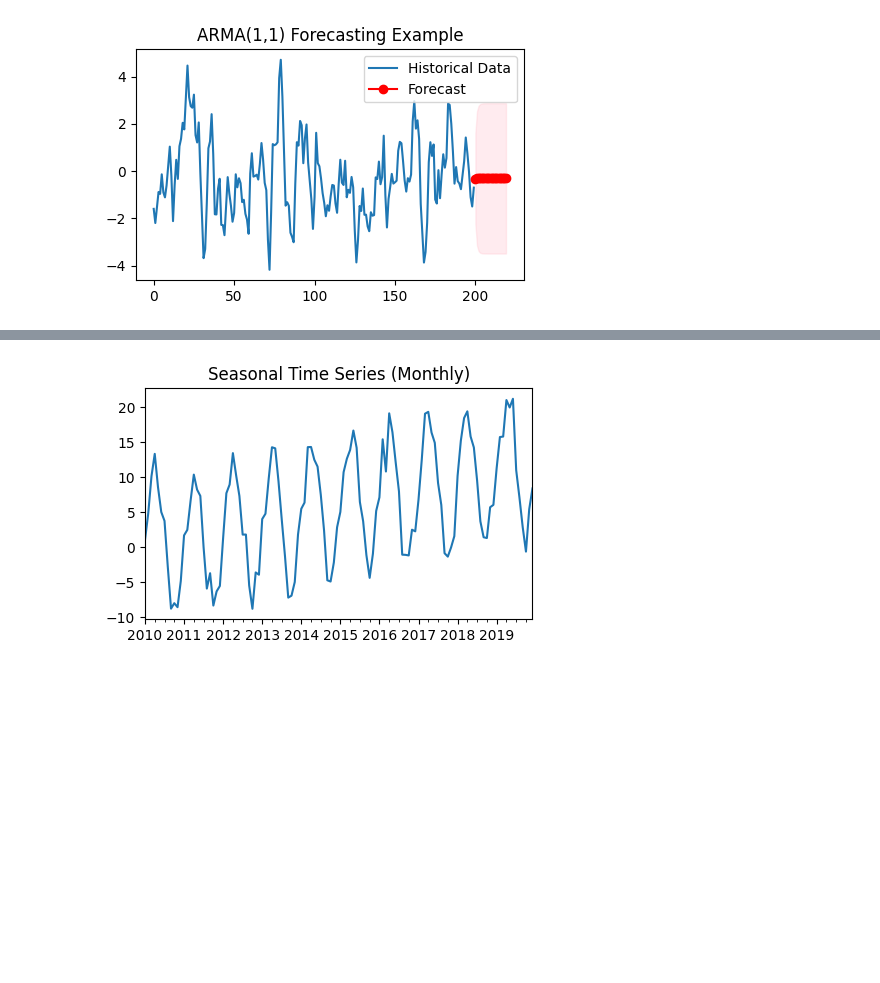
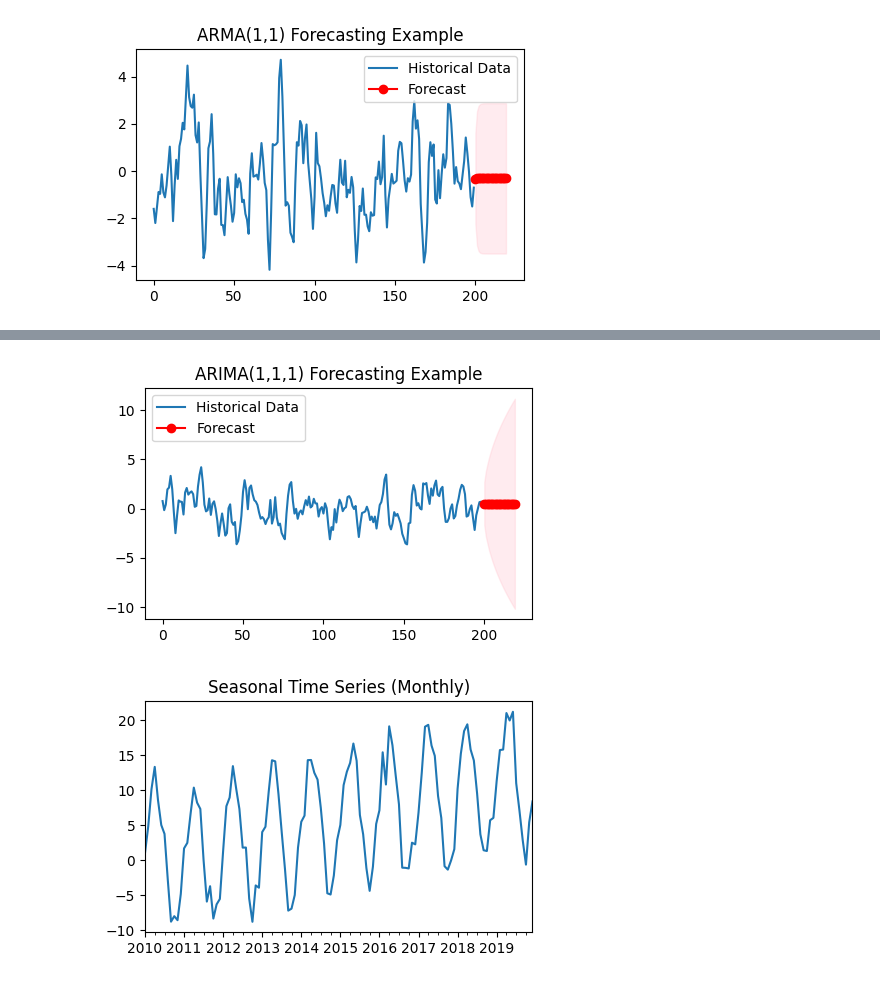
Before and after one commit to naveenthumati95/time-series-analysis-models, a Jupyter notebook: statistical_tsa_models.ipynb, the cells around one changed output, grey strips where cells are left out. Cells and saved outputs as stored; diff of their text form; code cells hidden in the pictures; blank space fills up the shorter version.

```diff
--- a/statistical_tsa_models.ipynb
+++ b/statistical_tsa_models.ipynb
@@ -265,6 +263,37 @@ Covariance Type:                  opg
 Warnings:
 [1] Covariance matrix calculated using the outer product of gradients (complex-step).
 [figure]
+# %%
+# we can see from above that the ARIMA model which is a combination of ar, ma and diff'ng give pretty accurate answers.
+# now we concentrate on forecasting future values
+
+forecast_object=model_arima_fit.get_forecast(steps=20)
+
+# mean predictions
+forecast_mean=forecast_object.predicted_mean
+
+# confidence intervals (95%)
+forecast_ci=forecast_object.conf_int()
+
+plt.figure(figsize=(5,3))
+
+# Plot actual historical data
+plt.plot(arima_data, label="Historical Data")
+
+# Plot forecasted mean
+plt.plot(range(len(arima_data), len(arima_data)+20), forecast_mean,
+         color="red", marker="o", label="Forecast")
+
+# Plot confidence intervals (shaded area)
+plt.fill_between(range(len(arima_data), len(arima_data)+20),
+                 forecast_ci[:,0],
+                 forecast_ci[:,1], color="pink", alpha=0.3)
+
+plt.legend()
+plt.title("ARIMA(1,1,1) Forecasting Example")
+plt.show()
+# %% [output]
+[figure, added]
 # %%
 # SARIMA (Seasonal ARIMA) -> extends ARIMA by adding Seasonal terms
 # seasonal part(P,D,Q,s)
```
Also changed, not shown: parts of 5 cells of this notebook.
